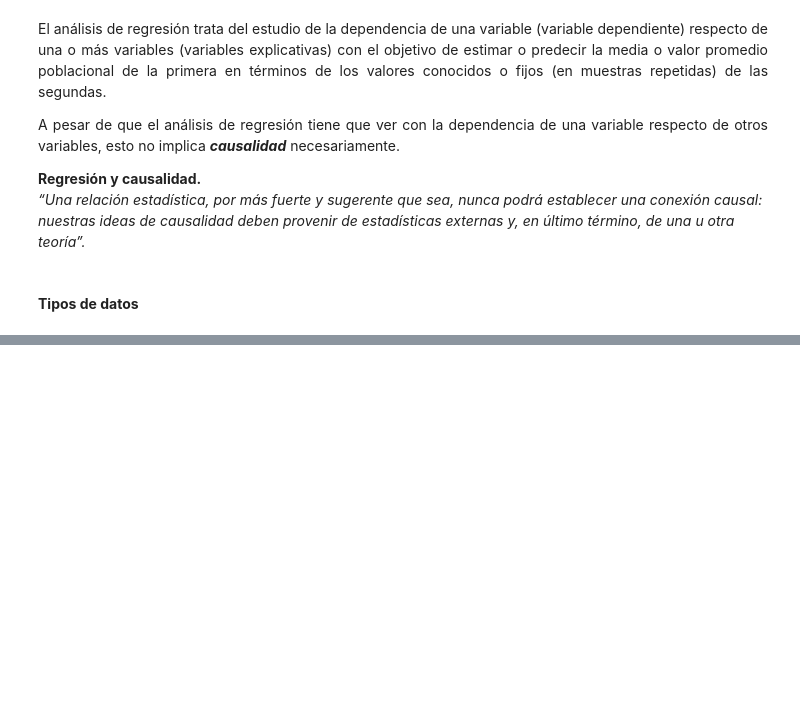
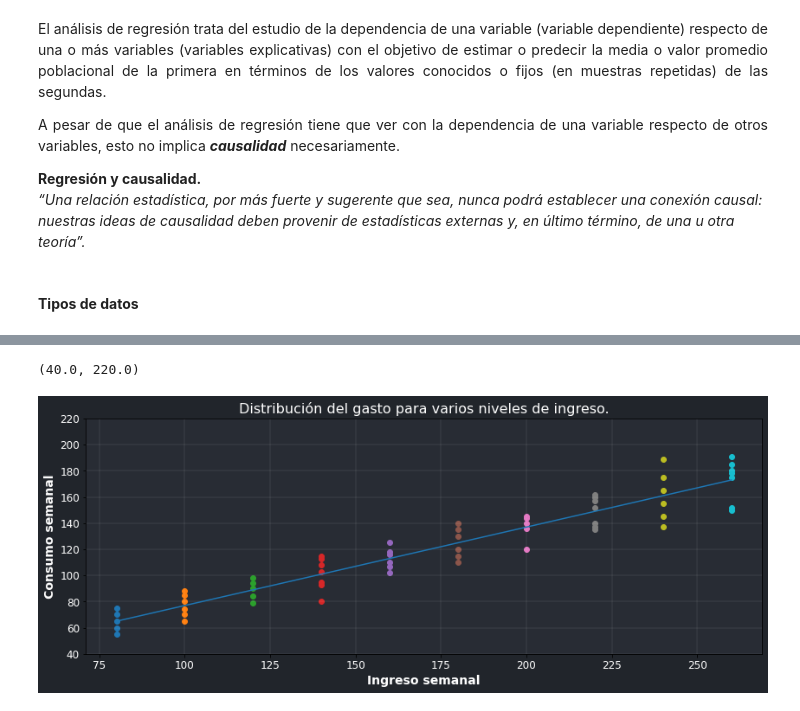
Before and after one commit to JuanFeA98/Economia, a Jupyter notebook: Econometría/01. Econometria I.ipynb, the cells around one changed output, grey strips where cells are left out. Saved outputs shown, nothing was run; the diff lists cells and outputs as text; code cells hidden in the pictures; blank space fills up the shorter version.

```diff
--- a/Econometría/01. Econometria I.ipynb
+++ b/Econometría/01. Econometria I.ipynb
@@ -152,0 +95,14 @@ sns.boxplot(data=data);
+# %%
+df = pd.DataFrame({
+    80: [55, 60, 65, 70, 75, np.nan, np.nan],
+    100: [65, 70, 74, 80, 85, 88, np.nan],
+    120: [79, 84, 90, 94, 98, np.nan, np.nan],
+    140: [80, 93, 95, 103, 108, 113, 115],
+    160: [102, 107, 110, 116, 118, 125, np.nan],
+    180: [110, 115, 120, 130, 135, 140, np.nan],
+    200: [120, 136, 140, 144, 145, np.nan, np.nan],
+    220: [135, 137, 140, 152, 157, 160, 162],
+    240: [137, 145, 155, 165, 175, 189, np.nan],
+    260: [150, 152, 175, 178, 180, 185, 191]
+})
+df
@@ -152,0 +118,27 @@ sns.boxplot(data=data);
+# %%
+promedio = []
+
+for i in list(df):
+    promedio.append(df.describe()[i]['mean'])
+# %%
+fig, ax = plt.subplots(figsize=(14,5))
+
+plt.title('Distribución del gasto para varios niveles de ingreso.', size=16, color='white')
+plt.grid(visible=True, linewidth=0.1, color='white')
+fig.patch.set_facecolor('#21252b')
+ax.set_facecolor('#282c34')
+
+for i in list(df):
+    plt.scatter(x=[i for j in range(7)], y=df[i])
+
+plt.plot(list(df), promedio)
+
+plt.xlabel('Ingreso semanal', size=14, weight=700, color='white')
+plt.xticks(color='white', size=12)
+
+plt.ylabel('Consumo semanal', size=14, weight=700, color='white')
+plt.yticks(color='white', size=12)
+plt.ylim(40, 220)
+# %% [output]
+(40.0, 220.0)
+[figure, added]
```
Also changed, not shown: parts of 20 cells of this notebook.
